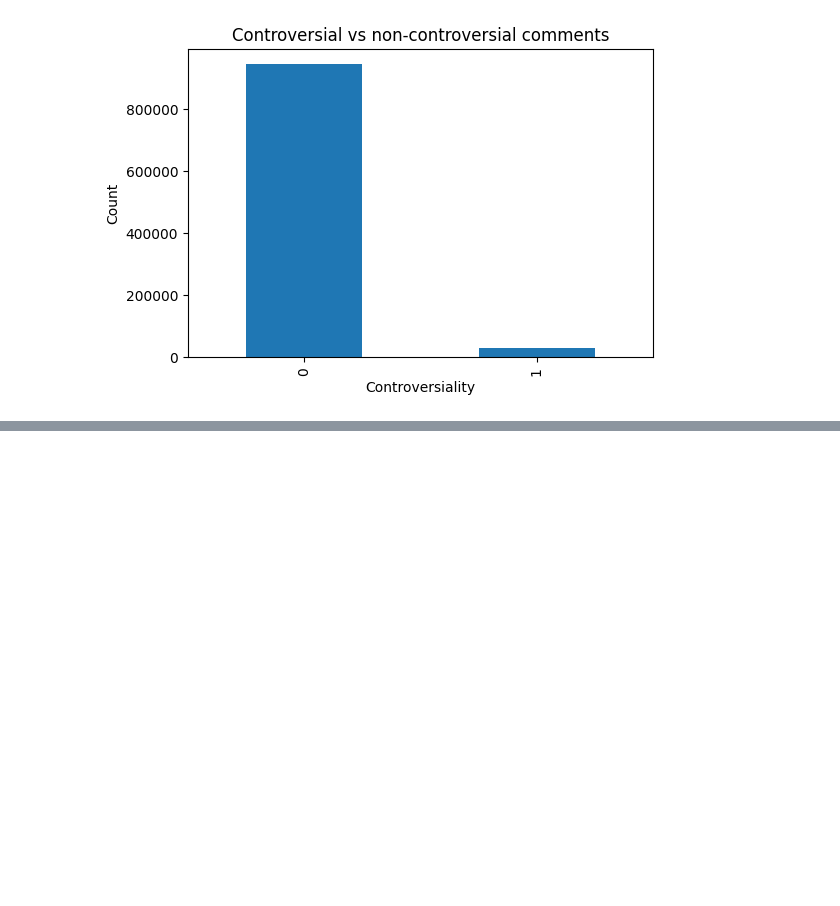
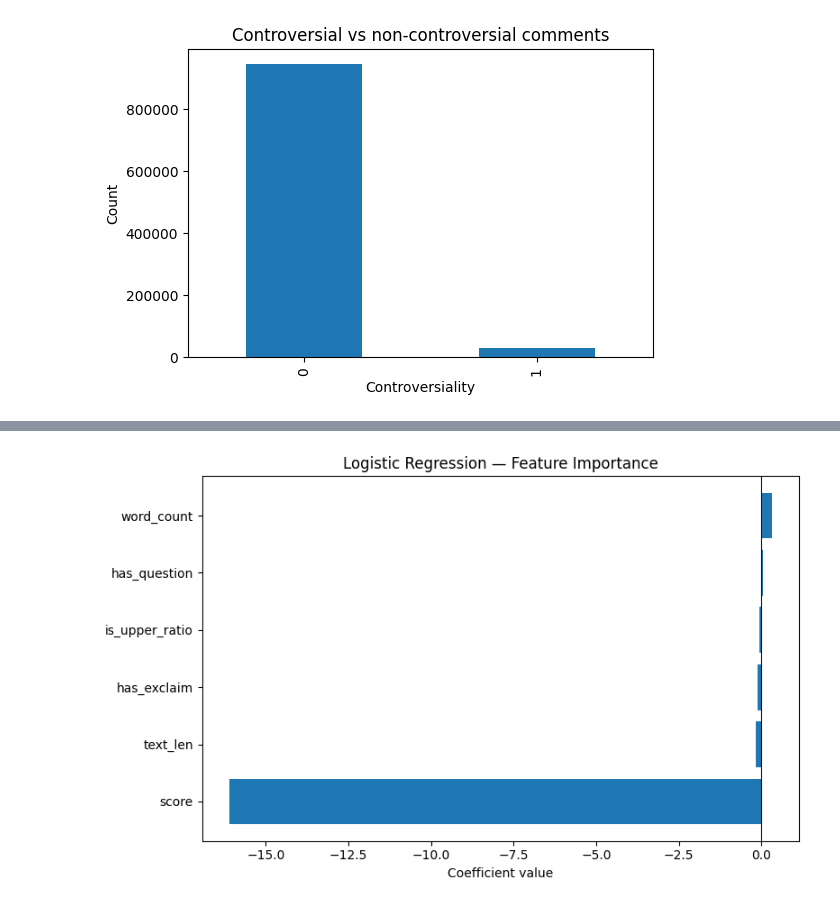
Before and after one commit to mayuri-um/riri-gpt, a Jupyter notebook: dataset.ipynb, the cells around one changed output, grey strips where cells are left out. Cells and saved outputs as stored; diff of their text form; code cells hidden in the pictures; blank space fills up the shorter version.

```diff
--- a/dataset.ipynb
+++ b/dataset.ipynb
@@ -209,0 +303,19 @@ Name: count, dtype: int64
+# %%
+import matplotlib.pyplot as plt
+import numpy as np
+
+# 1. Feature importance from Logistic Regression (coefficients)
+coef_df = pd.DataFrame({
+    'feature': feature_cols,
+    'coefficient': log_reg.coef_[0]
+}).sort_values('coefficient')
+
+plt.figure(figsize=(8, 5))
+plt.barh(coef_df['feature'], coef_df['coefficient'])
+plt.xlabel('Coefficient value')
+plt.title('Logistic Regression — Feature Importance')
+plt.axvline(0, color='black', linewidth=0.8)
+plt.tight_layout()
+plt.show()
+# %% [output]
+[figure, added]
```
Also changed, not shown: parts of 12 cells of this notebook.
